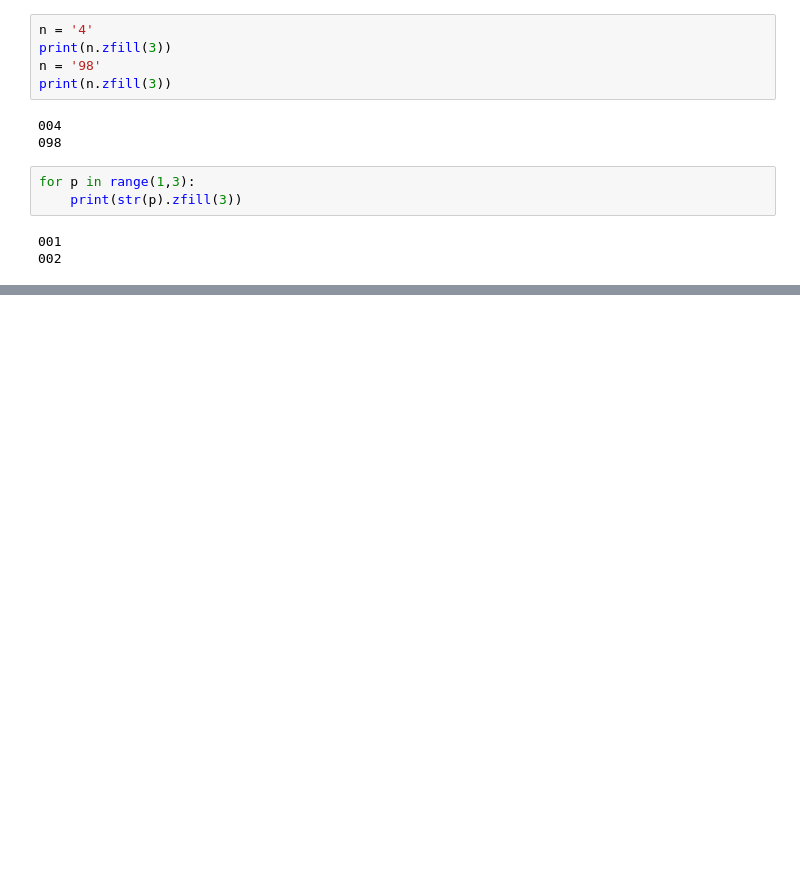
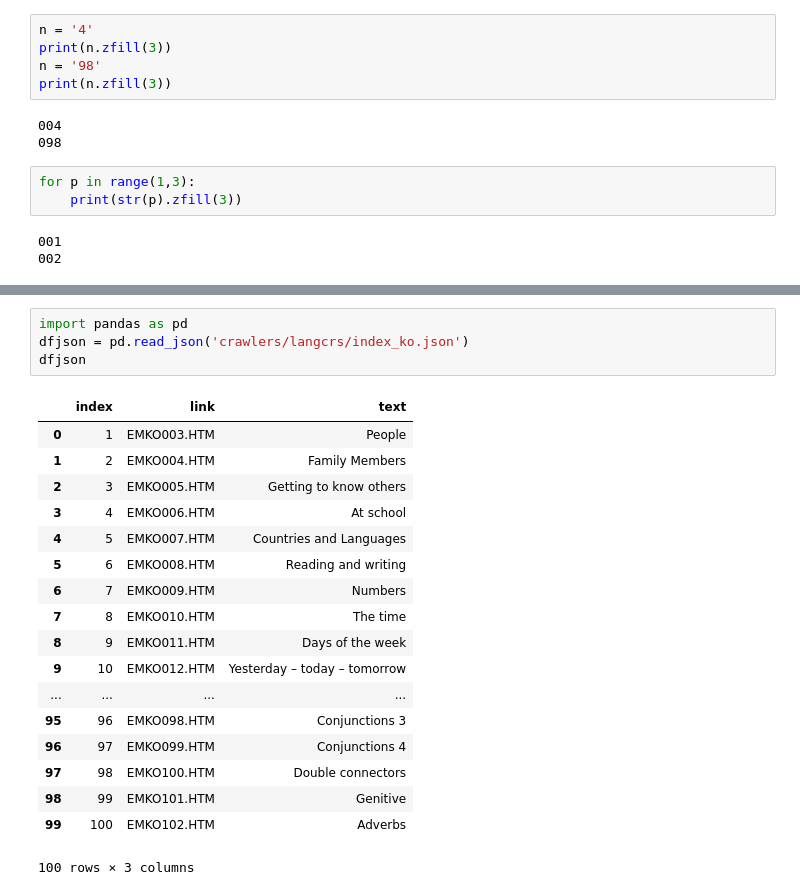
Before and after one commit to samlet/stack, a Jupyter notebook: procs-scrapy.ipynb, the cells around one changed output, grey strips where cells are left out. Saved outputs shown, nothing was run; the diff lists cells and outputs as text; blank space fills up the shorter version.

```diff
--- a/procs-scrapy.ipynb
+++ b/procs-scrapy.ipynb
@@ -194,0 +218,23 @@ dfjson
+# %%
+import pandas as pd
+dfjson = pd.read_json('crawlers/langcrs/index_ko.json')
+dfjson
+# %% [output]
+|  | index | link | text |
+| 0 | 1 | EMKO003.HTM | People |
+| 1 | 2 | EMKO004.HTM | Family Members |
+| 2 | 3 | EMKO005.HTM | Getting to know others |
+| 3 | 4 | EMKO006.HTM | At school |
+| 4 | 5 | EMKO007.HTM | Countries and Languages |
+| 5 | 6 | EMKO008.HTM | Reading and writing |
+| 6 | 7 | EMKO009.HTM | Numbers |
+| 7 | 8 | EMKO010.HTM | The time |
+| 8 | 9 | EMKO011.HTM | Days of the week |
+| 9 | 10 | EMKO012.HTM | Yesterday – today – tomorrow |
+| ... | ... | ... | ... |
+| 95 | 96 | EMKO098.HTM | Conjunctions 3 |
+| 96 | 97 | EMKO099.HTM | Conjunctions 4 |
+| 97 | 98 | EMKO100.HTM | Double connectors |
+| 98 | 99 | EMKO101.HTM | Genitive |
+| 99 | 100 | EMKO102.HTM | Adverbs |
+100 rows × 3 columns
```
Also changed, not shown: parts of 1 cell of this notebook, 20 other files.
